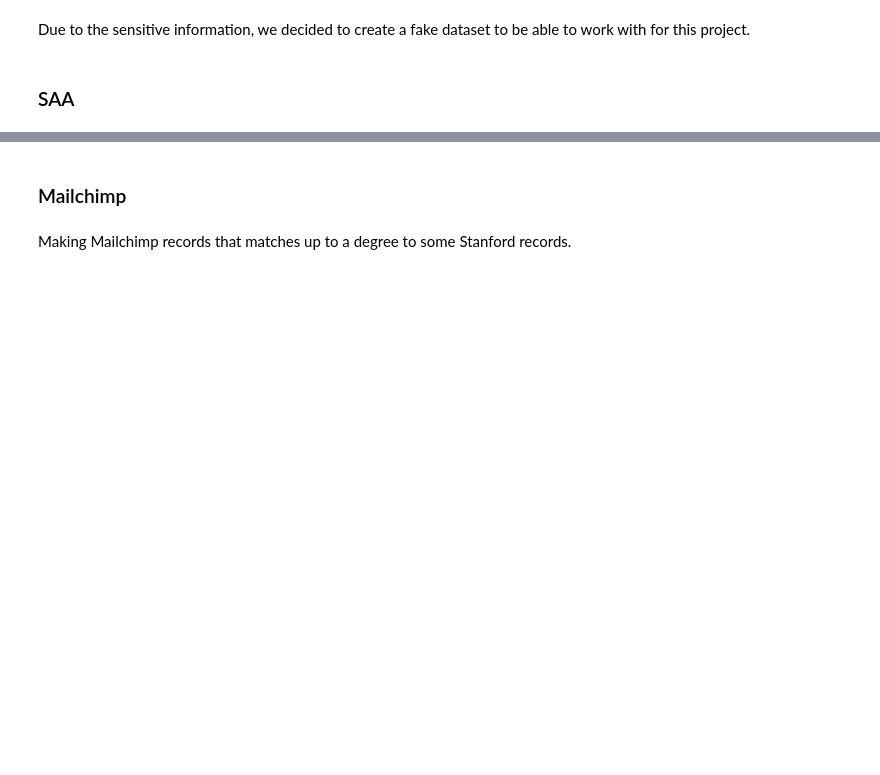
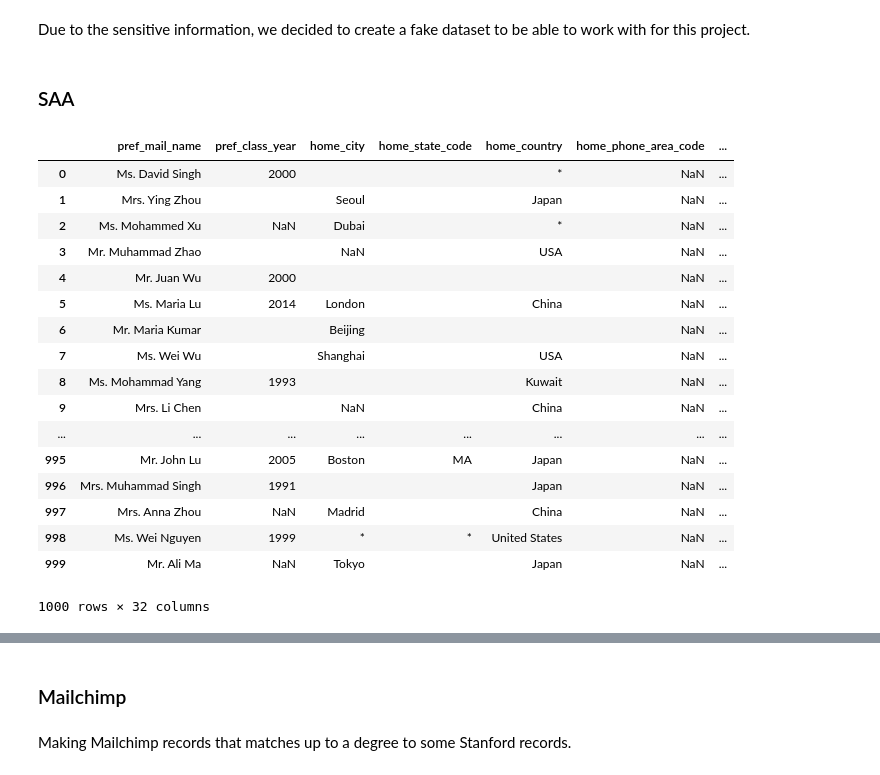
Before and after one commit to ssaeed85/Equalithon-StanfordPride, a Jupyter notebook: workspace/FakeDataset.ipynb, the cells around one changed output, grey strips where cells are left out. Cells and saved outputs as stored; diff of their text form; code cells hidden in the pictures; blank space fills up the shorter version.

```diff
--- a/workspace/FakeDataset.ipynb
+++ b/workspace/FakeDataset.ipynb
@@ -490,21 +117,0 @@ df_SAA.home_state_code = df_SAA['home_city'].map(state)
-# %%
-__  = []
-for _ in range(0,num_ofDesiredRecords):
-    __.append(random.choice(['',np.nan,random.randint(1990, 2018)]))
-
-df_SAA.pref_class_year = __
-# %%
-degrees = []
-for i in range(0,num_ofDesiredRecords):
-    num_draw = random.randint(0,3)
-    degree = np.NaN
-    k=0
-    while k < num_draw:
-        if k == 0:
-            degree = createDegreeString_SAA()
-        else:
-            degree = degree +', '+ createDegreeString_SAA()
-        k+=1
-    degrees.append(degree)
-
-df_SAA.short_degree_string = degrees
@@ -510,0 +248,43 @@ df_SAA.short_degree_string = degrees
+# %%
+# Map to df_SAA
+df_SAA = pd.read_excel("../data/SAA Pride member reports headings.xlsx")
+
+df_SAA['pref_mail_name'] = fake_record_data['pref_mail_name']
+df_SAA['first_name'] = fake_record_data['first_name']
+df_SAA['last_name'] = fake_record_data['last_name']
+df_SAA['home_phone_number'] = fake_record_data['home_phone_number']
+df_SAA['home_email_address'] = fake_record_data['home_email_address']
+df_SAA['email_switch'] = fake_record_data['email_switch']
+df_SAA['saa_email_address'] = fake_record_data['saa_email_address']
+df_SAA['gsb_email_address'] = fake_record_data['gsb_email_address']
+df_SAA['bus_phone_number'] = fake_record_data['bus_phone_number']
+df_SAA['bus_email_address'] = fake_record_data['bus_email_address']
+df_SAA['home_city'] = fake_record_data['home_city']
+df_SAA['home_country'] = fake_record_data['home_country']
+df_SAA['bus_country'] = fake_record_data['bus_country']
+df_SAA['pref_class_year'] = fake_record_data['pref_class_year']
+df_SAA['short_degree_string'] = fake_record_data['short_degree_string']
+
+
+df_SAA['home_state_code'] = fake_record_data['home_state_code']
+# %%
+df_SAA
+# %% [output]
+|  | pref_mail_name | pref_class_year | home_city | home_state_code | home_country | home_phone_area_code | ... |
+| 0 | Ms. David Singh | 2000 |  |  | * | NaN | ... |
+| 1 | Mrs. Ying Zhou |  | Seoul |  | Japan | NaN | ... |
+| 2 | Ms. Mohammed Xu | NaN | Dubai |  | * | NaN | ... |
+| 3 | Mr. Muhammad Zhao |  | NaN |  | USA | NaN | ... |
+| 4 | Mr. Juan Wu | 2000 |  |  |  | NaN | ... |
+| 5 | Ms. Maria Lu | 2014 | London |  | China | NaN | ... |
+| 6 | Mr. Maria Kumar |  | Beijing |  |  | NaN | ... |
+| 7 | Ms. Wei Wu |  | Shanghai |  | USA | NaN | ... |
+| 8 | Ms. Mohammad Yang | 1993 |  |  | Kuwait | NaN | ... |
+| 9 | Mrs. Li Chen |  | NaN |  | China | NaN | ... |
+| ... | ... | ... | ... | ... | ... | ... | ... |
+| 995 | Mr. John Lu | 2005 | Boston | MA | Japan | NaN | ... |
+| 996 | Mrs. Muhammad Singh | 1991 |  |  | Japan | NaN | ... |
+| 997 | Mrs. Anna Zhou | NaN | Madrid |  | China | NaN | ... |
+| 998 | Ms. Wei Nguyen | 1999 | * | * | United States | NaN | ... |
+| 999 | Mr. Ali Ma | NaN | Tokyo |  | Japan | NaN | ... |
+1000 rows × 32 columns
```
Also changed, not shown: parts of 44 cells of this notebook, 2 other files.
